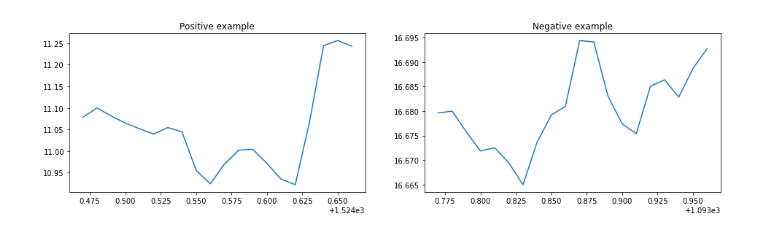
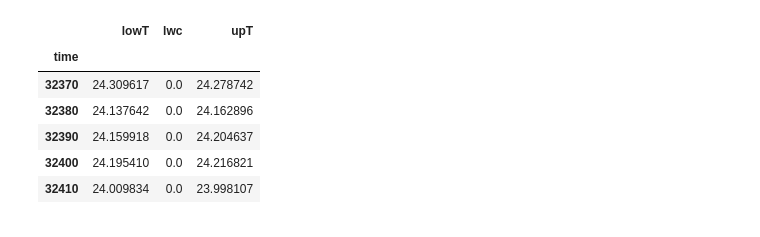
Before and after one commit to RedTachyon/actos-analysis, a Jupyter notebook: sync_blueprint.ipynb, the cells around one changed output. Cells and saved outputs as stored; diff of their text form; code cells hidden in the pictures.

```diff
--- a/sync_blueprint.ipynb
+++ b/sync_blueprint.ipynb
@@ -35,17 +19,0 @@ print(neg_temp_data.shape)
-# %%
-plt.rcParams['figure.figsize'] = [16, 4]
-
-idx = 491
-
-plt.subplot(121)
-plt.plot(pos_time_data[idx]/1000., pos_temp_data[idx])
-plt.title("Positive example")
-
-idx = 485
-
-plt.subplot(122)
-plt.plot(neg_time_data[idx]/1000., neg_temp_data[idx])
-plt.title("Negative example")
-plt.show()
-# %% [output]
-[figure, removed]
@@ -51,0 +38,13 @@ plt.show()
+# %%
+df_uft = pd.DataFrame(data={'lowT': lowT, 'upT': upT, 'lwc': lwc}, index=time)
+df_uft.index.name = 'time'
+# %%
+df_uft.head()
+# %% [output]
+|  | lowT | lwc | upT |
+| time |  |  |  |
+| 32370 | 24.309617 | 0.0 | 24.278742 |
+| 32380 | 24.137642 | 0.0 | 24.162896 |
+| 32390 | 24.159918 | 0.0 | 24.204637 |
+| 32400 | 24.195410 | 0.0 | 24.216821 |
+| 32410 | 24.009834 | 0.0 | 23.998107 |
```
Also changed, not shown: parts of 12 cells of this notebook, 1 other file.
